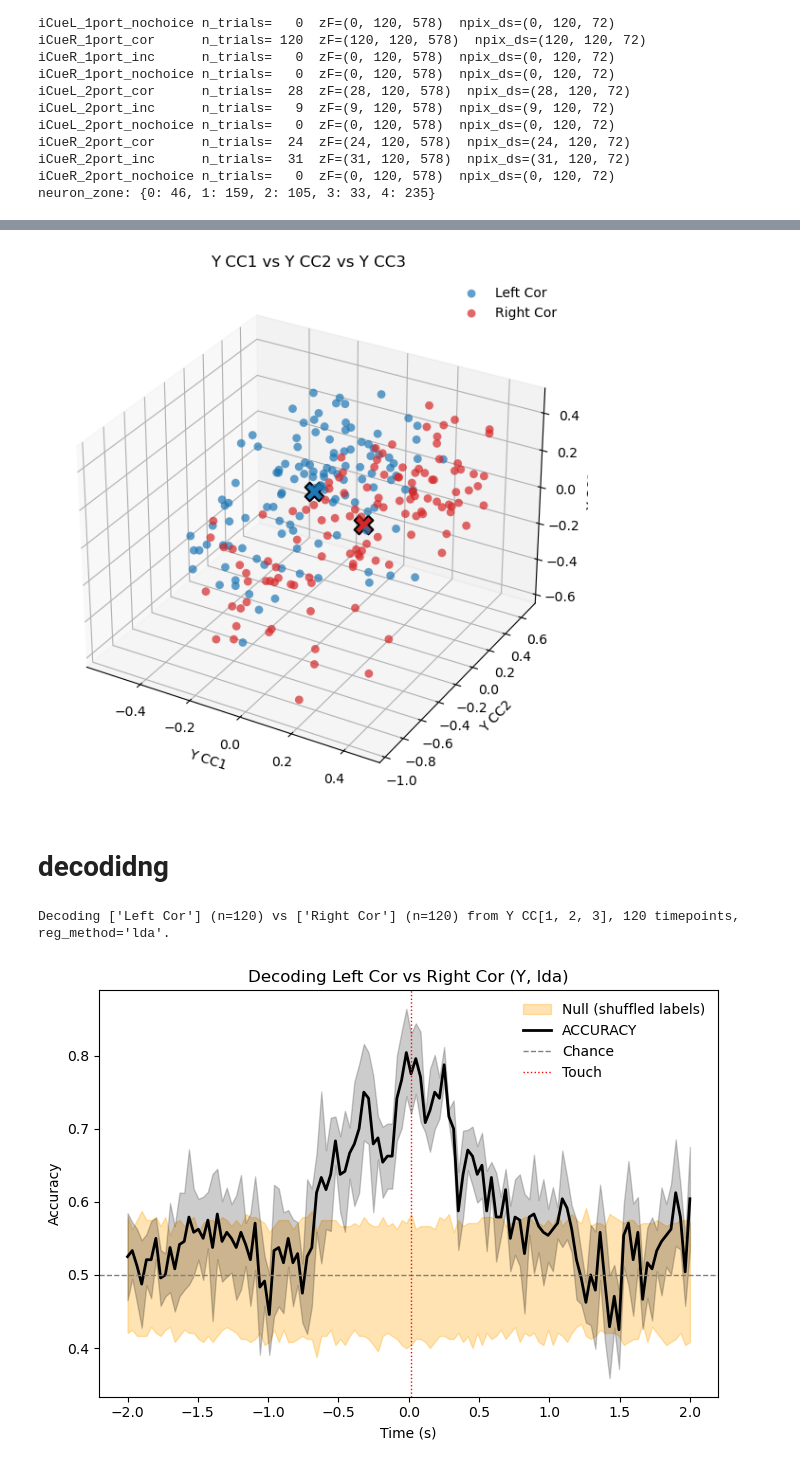
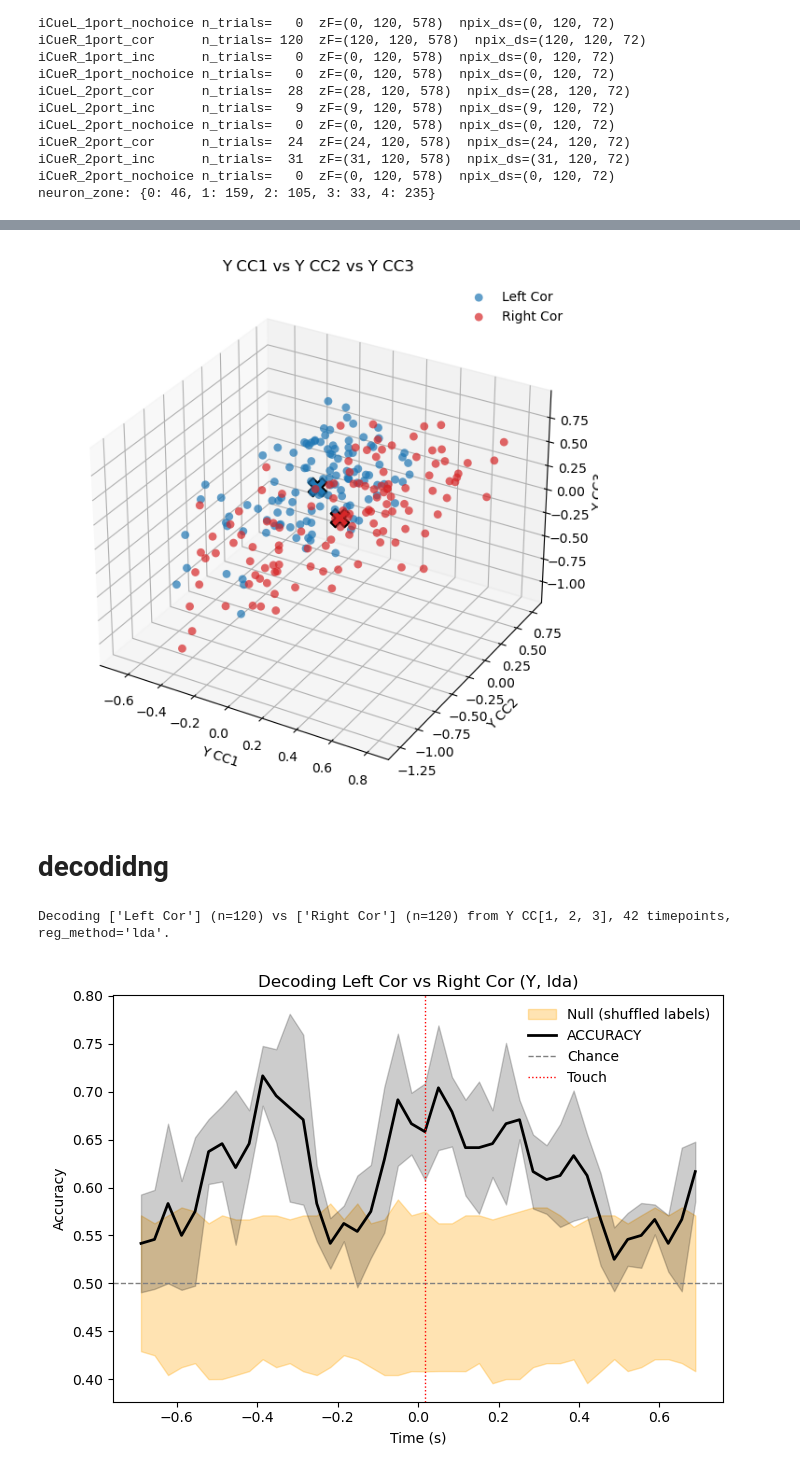
Before and after one commit to AlexVoce/project_pickles, a Jupyter notebook: cca.ipynb, the cells around one changed output, grey strips where cells are left out. Saved outputs shown, nothing was run; the diff lists cells and outputs as text; code cells hidden in the pictures.

```diff
--- a/cca.ipynb
+++ b/cca.ipynb
@@ -15,12 +20,15 @@ PROJECT_ROOT = Path.cwd()
 
 dataPath = PROJECT_ROOT / "data/"
 # Parameters
-mouse = "dk062"
+mouse = "dk058"
 new = "data_rxn"
-date = "2026-05-19"
+date = "2026-05-27"
 
 # Construct the folder path
-sessionPath = dataPath / mouse / date
+sessionPath = dataPath / new / mouse / "touchDict_v5_20260527_paq0009.json"
+
+with sessionPath.open('r') as f:
+    touchDict = jsonpickle.decode(f.read())
 # %%
 # add another mouse
 mouse_v2 = "sg024/sg024_2026-02-24_v2_touchDict_aligned.json"
@@ -91,16 +108,16 @@ cca_res_shared = run_shared_cca(
     neuron_zone=None, # can restrict to microzone
     x_attr="npix_ds",
     y_attr="zF",
-    scale=True, # z scoring
+    scale=True, # z scoring - only applied to npix_ds, not zF because it is already z scored
     n_pca_components=None, # pca (if none, no pca)
     n_cca_components=5,
-    # temporal_window=(-0.7, 0.7), # can cut to time window
-    # time=organised.time_zF, # if want to cut to time window, need to provide time vector
+    temporal_window=(-0.7, 0.7), # can cut to time window
+    time=organised.time_zF, # if want to cut to time window, need to provide time vector
     test_size=0.2,
     stratify=True, # stratify by trial type
     cv=True,
     max_folds=5,
-    random_state=42,
+    random_state=69,
     verbose=True,
 )
 # %% [output]
@@ -521,6 +546,8 @@ Touch index: 60, corresponding time: 0.017 s
 [interactive output not drawn]
 # %%
 from CCA_analysis import plot_cca_scatter
+%matplotlib widget
+
 fig, ax, data = plot_cca_scatter(
     cca_res_shared,
     which="Y",
@@ -530,26 +557,26 @@ fig, ax, data = plot_cca_scatter(
     cond_colours={"Left Cor": "tab:blue", "Right Cor": "tab:red"},
 )
 # %% [output]
-[figure, old version]
+[figure, new version]
 # %% [markdown]
 # decodidng
 # %%
 from CCA_analysis import plot_decode_accuracy, decode_cca_condition
 
 decode_dir_res = decode_cca_condition(
     cca_res_shared,
     group_a=["Left Cor"],
     group_b=["Right Cor"],
     which="Y",              # or "Y" to decode from the cerebellar side
     reg_method="lda",
     components=(0,1,2),
     scale=False,
     balance_conditions=True,
     n_permutations=200,
     random_state=42,
 )
-fig,ax = plot_decode_accuracy(decode_dir_res, time=organised.time_zF)
+fig,ax = plot_decode_accuracy(decode_dir_res, time=organised.time_zF[mask])
 # %% [output]
-Decoding ['Left Cor'] (n=120) vs ['Right Cor'] (n=120) from Y CC[1, 2, 3], 120 timepoints, reg_method='lda'.
+Decoding ['Left Cor'] (n=120) vs ['Right Cor'] (n=120) from Y CC[1, 2, 3], 42 timepoints, reg_method='lda'.
-[figure, old version]
+[figure, new version]
 # %% [markdown]
```
Also changed, not shown: parts of 16 cells of this notebook, 2 other files.
